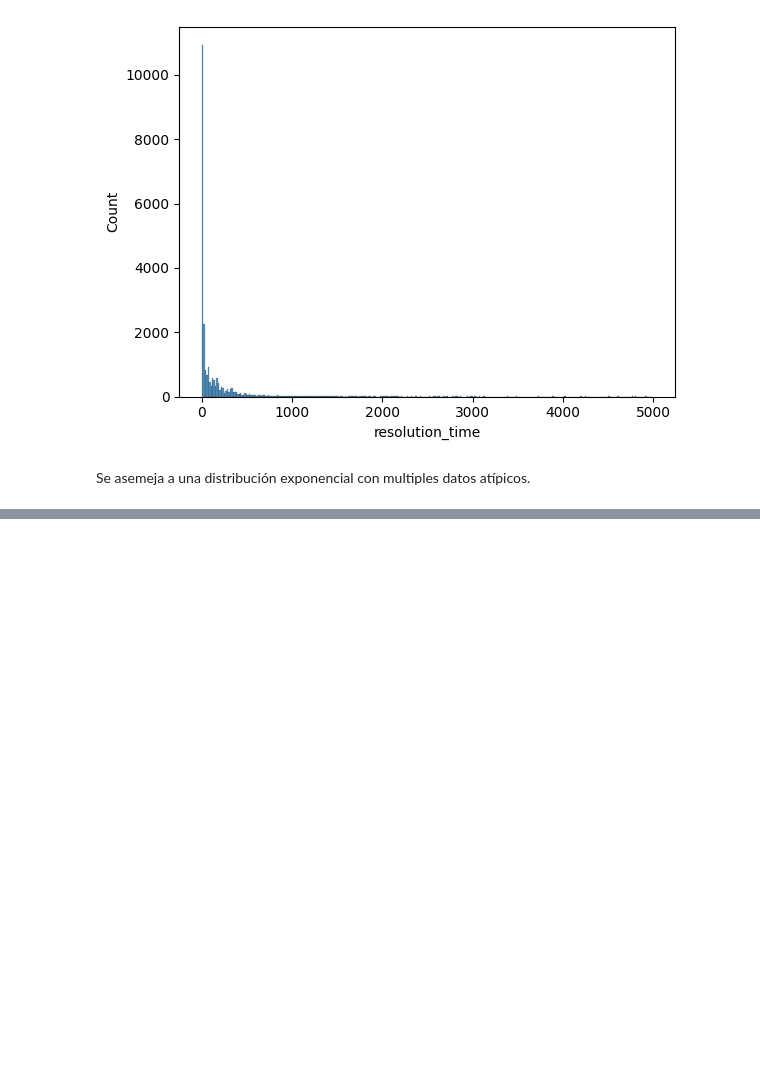
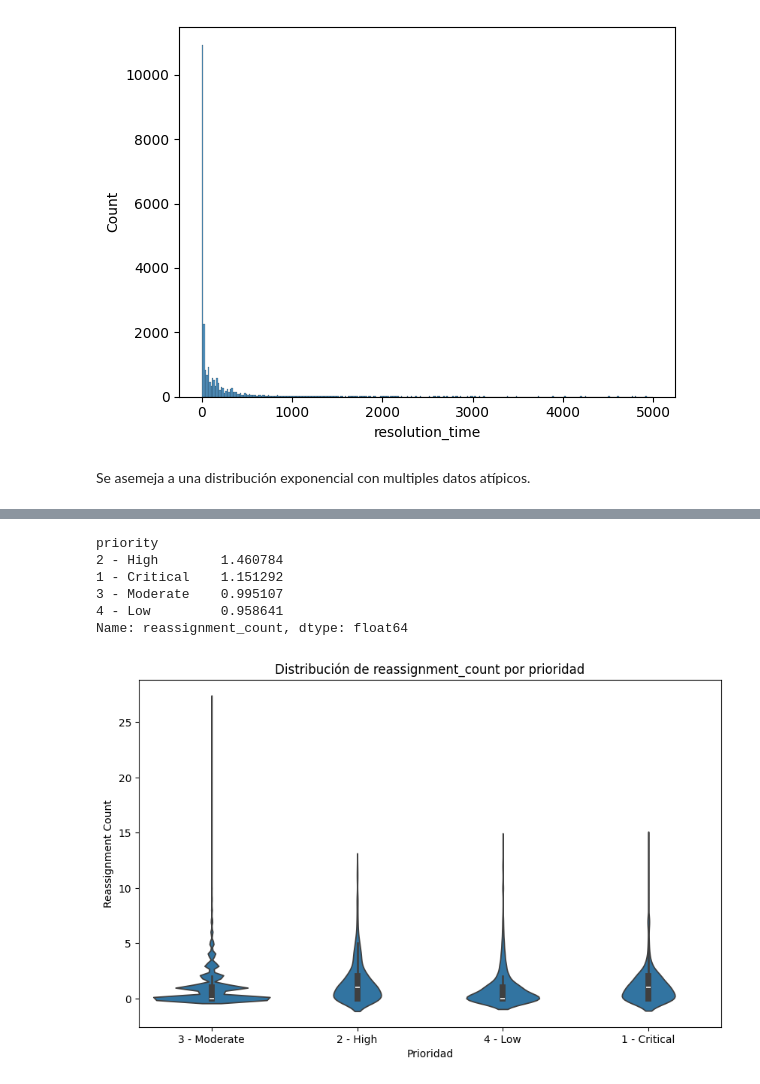
Before and after one commit to OttaVonBismarck/proyecto_1_actd, a Jupyter notebook: proyecto_limpieza.ipynb, the cells around one changed output, grey strips where cells are left out. Drawn from its saved outputs; the diff is of its cells as text; code cells hidden in the pictures; blank space fills up the shorter version.

```diff
--- a/proyecto_limpieza.ipynb
+++ b/proyecto_limpieza.ipynb
@@ -434,0 +459,22 @@ Name: resolution_time, dtype: float64
+# %%
+promedio_por_prioridad = df2.groupby('priority')['reassignment_count'].mean().sort_values(ascending=False)
+print(promedio_por_prioridad)
+# %% [output]
+priority
+2 - High        1.460784
+1 - Critical    1.151292
+3 - Moderate    0.995107
+4 - Low         0.958641
+Name: reassignment_count, dtype: float64
+# %%
+plt.figure(figsize=(10,6))
+sns.violinplot(data=df2, x='priority', y='reassignment_count')
+plt.title('Distribución de reassignment_count por prioridad')
+plt.xlabel('Prioridad')
+plt.ylabel('Reassignment Count')
+plt.show()
+
+
+a=2
+# %% [output]
+[figure, added]
```
Also changed, not shown: parts of 3 cells of this notebook.
